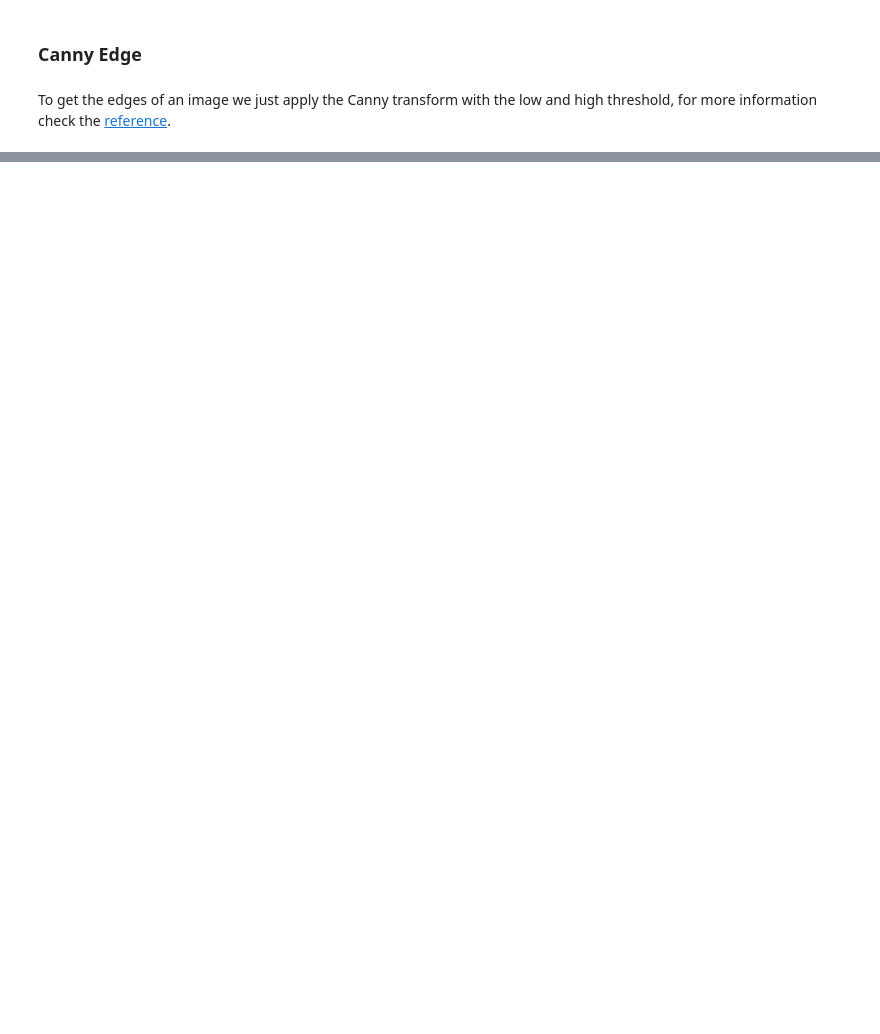
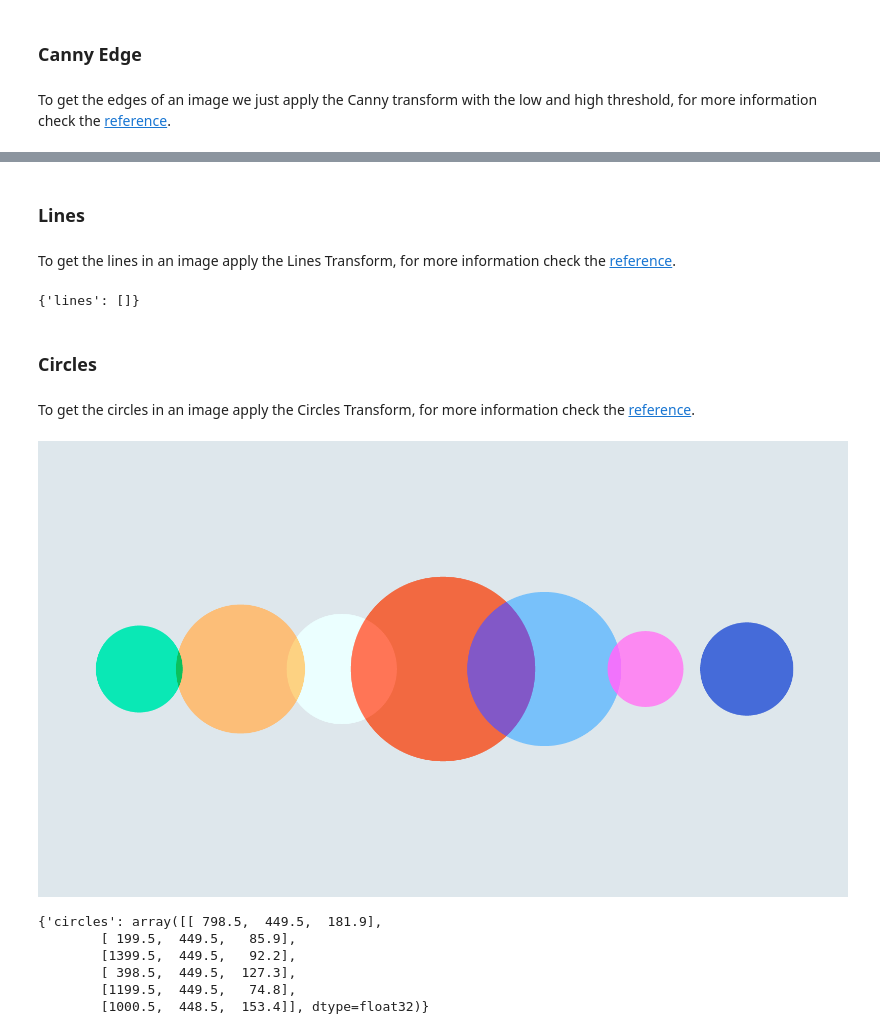
Before and after one commit to easycv/easycv, a Jupyter notebook: docs/source/examples/transforms/edges.ipynb, the cells around one changed output, grey strips where cells are left out. Cells and saved outputs as stored; diff of their text form; code cells hidden in the pictures; blank space fills up the shorter version.

Commit message:
Hough Circles and Lines

```diff
--- a/docs/source/examples/transforms/edges.ipynb
+++ b/docs/source/examples/transforms/edges.ipynb
@@ -47,0 +48,26 @@ img.apply(Canny(low=180, high=200))
+# %% [markdown]
+### Lines
+# %% [markdown]
+To get the lines in an image apply the Lines Transform, for more information check the [reference](../../reference/transforms/edges.rst#easycv.transforms.edges.Lines).
+# %%
+img.apply(Lines(threshold=190))
+# %% [output]
+{'lines': []}
+# %% [markdown]
+### Circles
+# %% [markdown]
+To get the circles in an image apply the Circles Transform, for more information check the [reference](../../reference/transforms/edges.rst#easycv.transforms.edges.Circles).
+# %%
+img = Image("https://29comwzoq712ml5vj5gf479x-wpengine.netdna-ssl.com/wp-content/uploads/2019/10/circles-r2.png")
+img
+# %% [output]
+[figure, added]
+# %%
+img.apply(Circles(threshold=70, minDist=10))
+# %% [output]
+{'circles': array([[ 798.5,  449.5,  181.9],
+        [ 199.5,  449.5,   85.9],
+        [1399.5,  449.5,   92.2],
+        [ 398.5,  449.5,  127.3],
+        [1199.5,  449.5,   74.8],
+        [1000.5,  448.5,  153.4]], dtype=float32)}
```
Also changed, not shown: parts of 6 cells of this notebook, 4 other files.
